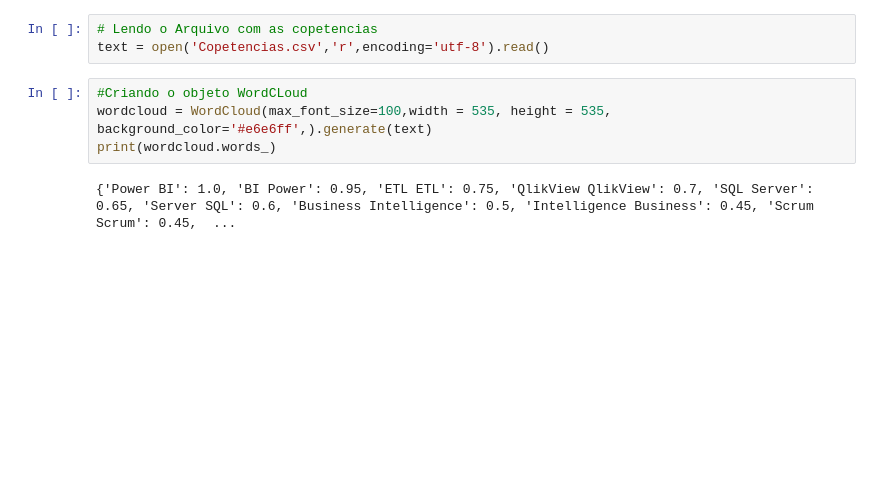
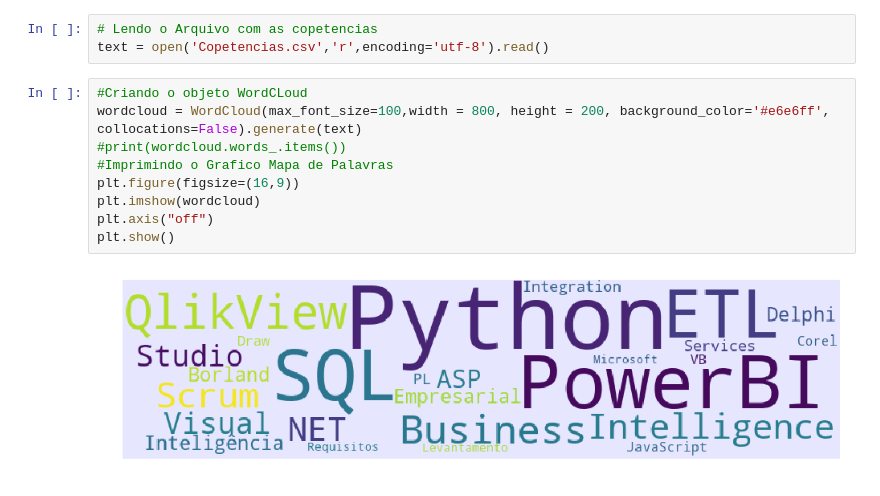
Before and after one commit to marcelosouzadias/MapaPalavras, a Jupyter notebook: MapaPalavras.ipynb, the cells around one changed output. Cells and saved outputs as stored; diff of their text form; blank space fills up the shorter version.

```diff
--- a/MapaPalavras.ipynb
+++ b/MapaPalavras.ipynb
@@ -13,7 +13,12 @@ import matplotlib.pyplot as plt
 text = open('Copetencias.csv','r',encoding='utf-8').read()
 # %%
 #Criando o objeto WordCLoud
-wordcloud = WordCloud(max_font_size=100,width = 535, height = 535, background_color='#e6e6ff',).generate(text)
-print(wordcloud.words_)
+wordcloud = WordCloud(max_font_size=100,width = 800, height = 200, background_color='#e6e6ff', collocations=False).generate(text)
+#print(wordcloud.words_.items())
+#Imprimindo o Grafico Mapa de Palavras
+plt.figure(figsize=(16,9))
+plt.imshow(wordcloud)
+plt.axis("off")
+plt.show()
 # %% [output]
-{'Power BI': 1.0, 'BI Power': 0.95, 'ETL ETL': 0.75, 'QlikView QlikView': 0.7, 'SQL Server': 0.65, 'Server SQL': 0.6, 'Business Intelligence': 0.5, 'Intelligence Business': 0.45, 'Scrum Scrum': 0.45,  ...
+[figure, added]
```
Also changed, not shown: parts of 1 cell of this notebook.
